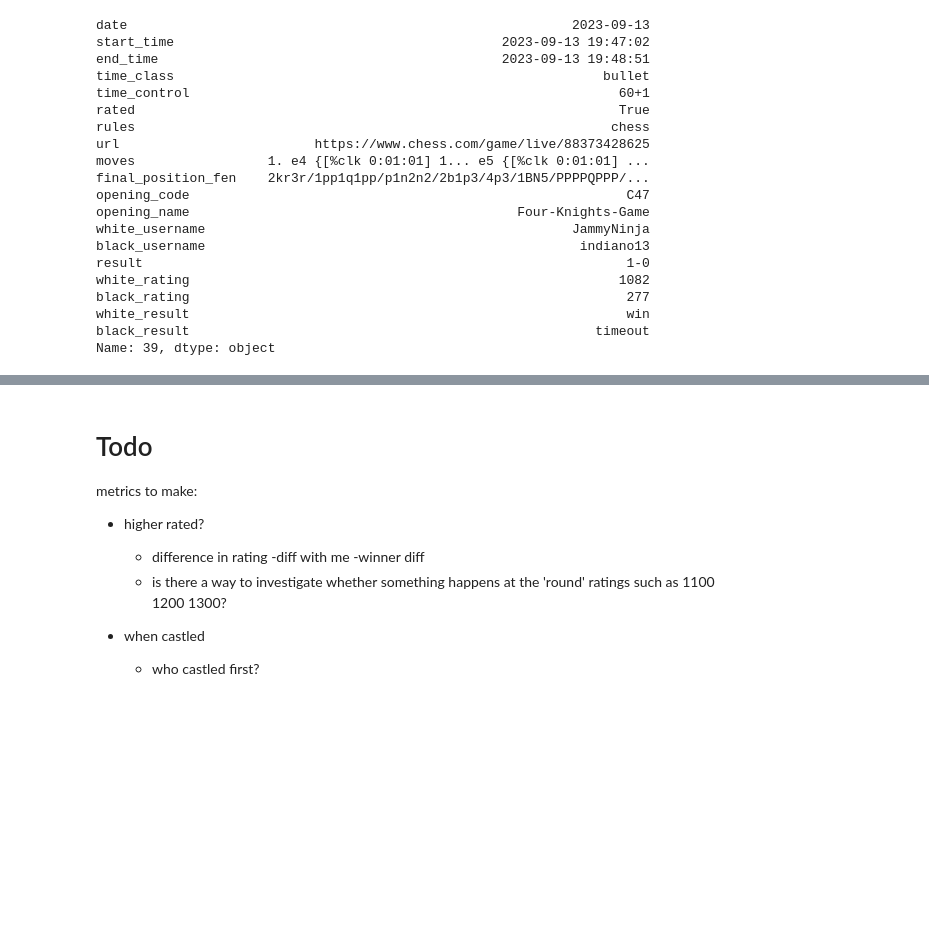
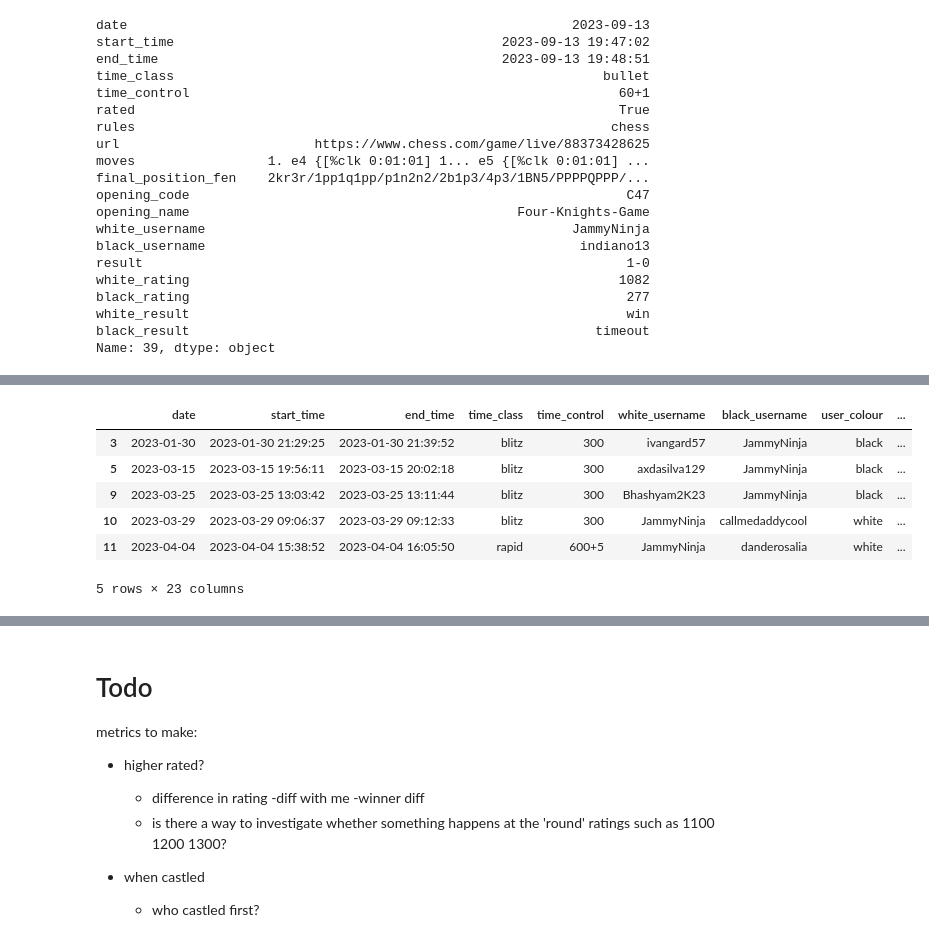
Before and after one commit to JammyNinja/Chess_analysis, a Jupyter notebook: EDA2_explore.ipynb, the cells around one changed output, grey strips where cells are left out. Drawn from its saved outputs; the diff is of its cells as text; code cells hidden in the pictures; blank space fills up the shorter version.

```diff
--- a/EDA2_explore.ipynb
+++ b/EDA2_explore.ipynb
@@ -285,0 +336,10 @@ Excluded 104 rows due to constraints
+# %%
+selected_games_df.head(5)
+# %% [output]
+|  | date | start_time | end_time | time_class | time_control | white_username | black_username | user_colour | ... |
+| 3 | 2023-01-30 | 2023-01-30 21:29:25 | 2023-01-30 21:39:52 | blitz | 300 | ivangard57 | JammyNinja | black | ... |
+| 5 | 2023-03-15 | 2023-03-15 19:56:11 | 2023-03-15 20:02:18 | blitz | 300 | axdasilva129 | JammyNinja | black | ... |
+| 9 | 2023-03-25 | 2023-03-25 13:03:42 | 2023-03-25 13:11:44 | blitz | 300 | Bhashyam2K23 | JammyNinja | black | ... |
+| 10 | 2023-03-29 | 2023-03-29 09:06:37 | 2023-03-29 09:12:33 | blitz | 300 | JammyNinja | callmedaddycool | white | ... |
+| 11 | 2023-04-04 | 2023-04-04 15:38:52 | 2023-04-04 16:05:50 | rapid | 600+5 | JammyNinja | danderosalia | white | ... |
+5 rows × 23 columns
```
Also changed, not shown: parts of 17 cells of this notebook.
